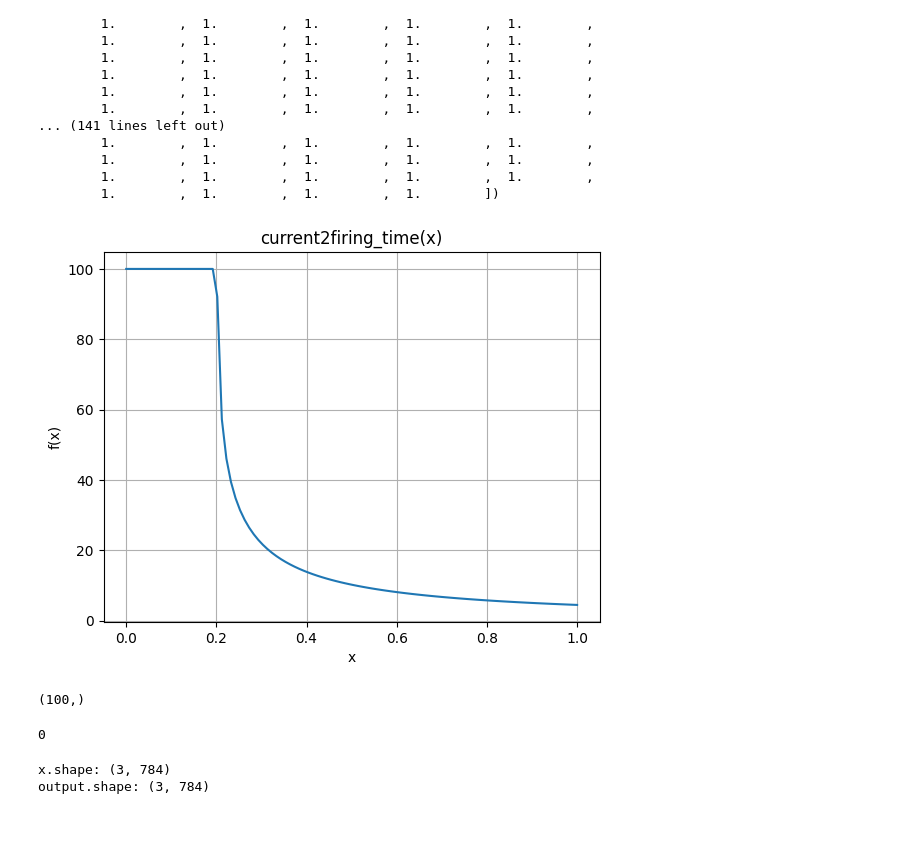
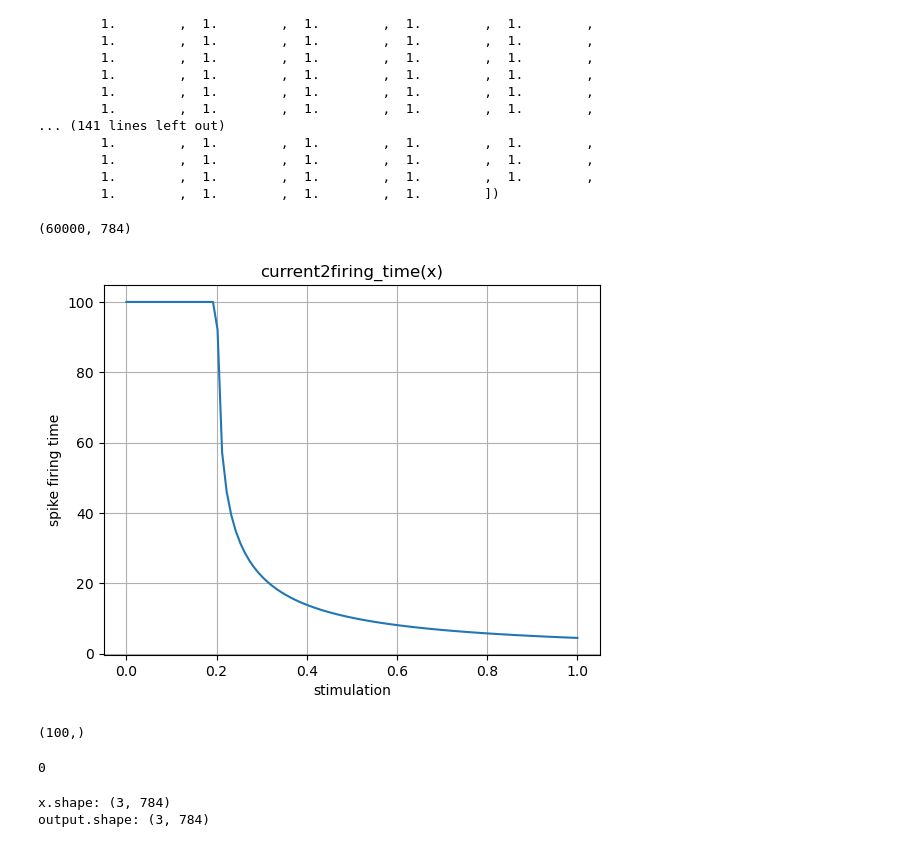
Before and after one commit to DevelopLee20/SNN, a Jupyter notebook: jupyters/Surrogate-Tutorial-2-Study.ipynb, the cells around one changed output. Cells and saved outputs as stored; diff of their text form; code cells hidden in the pictures.

```diff
--- a/jupyters/Surrogate-Tutorial-2-Study.ipynb
+++ b/jupyters/Surrogate-Tutorial-2-Study.ipynb
@@ -149,28 +176,32 @@ array([ 1.        ,  1.        ,  1.        ,  1.        ,  1.        ,
         1.        ,  1.        ,  1.        ,  1.        ,  1.        ,
         1.        ,  1.        ,  1.        ,  1.        ,  1.        ,
         1.        ,  1.        ,  1.        ,  1.        ])
+# %%
+current2firing_time(x_train).shape
+# %% [output]
+(60000, 784)
 # %%
 import matplotlib.pyplot as plt
 import numpy as np
 
 # 2. x 축에 사용할 값 생성하기
 x = np.linspace(0.0, 1.0, 100)  # -10에서 10까지 400개의 점 생성
 
 # 4. 함수의 반환값 계산하기
 y = current2firing_time(x, tau=20, thr=0.2, tmax=100, epsilon=1e-7)
 
 # 5. 그래프 그리기
 plt.plot(x, y)
-plt.xlabel('x')
-plt.ylabel('f(x)')
+plt.xlabel('stimulation')
+plt.ylabel('spike firing time')
 plt.title('current2firing_time(x)')
 plt.grid(True)
 plt.show()
 
 print(y.shape)
 np.argmax(y)
 # %% [output]
-[figure, old version]
+[figure, new version]
 (100,)
 0
 # %%
```
Also changed, not shown: parts of 19 cells of this notebook, 1 other file.
